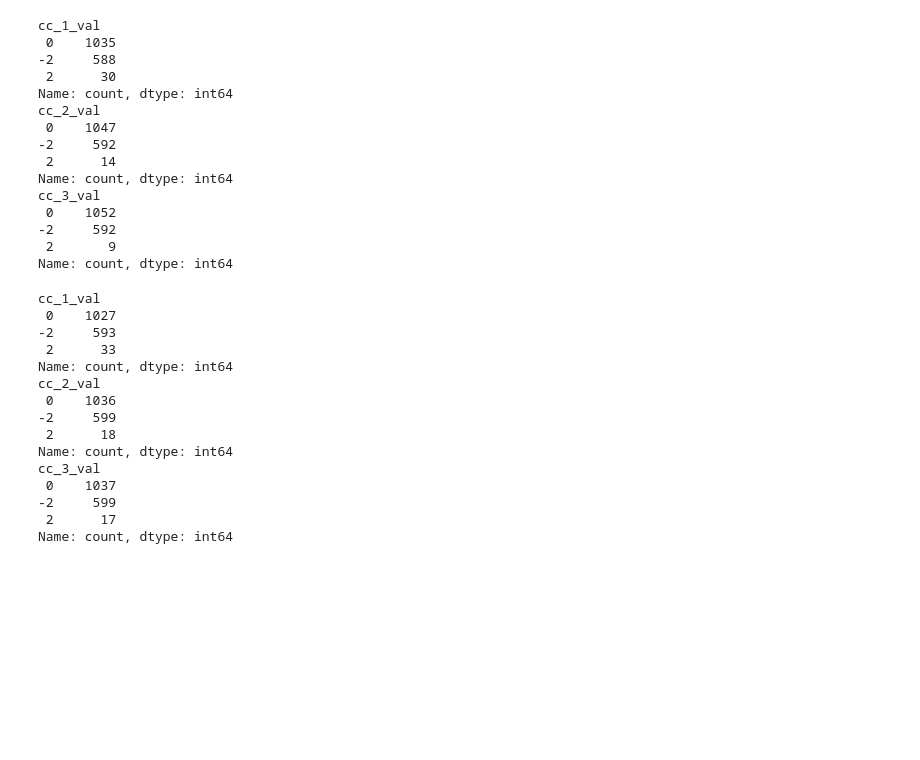
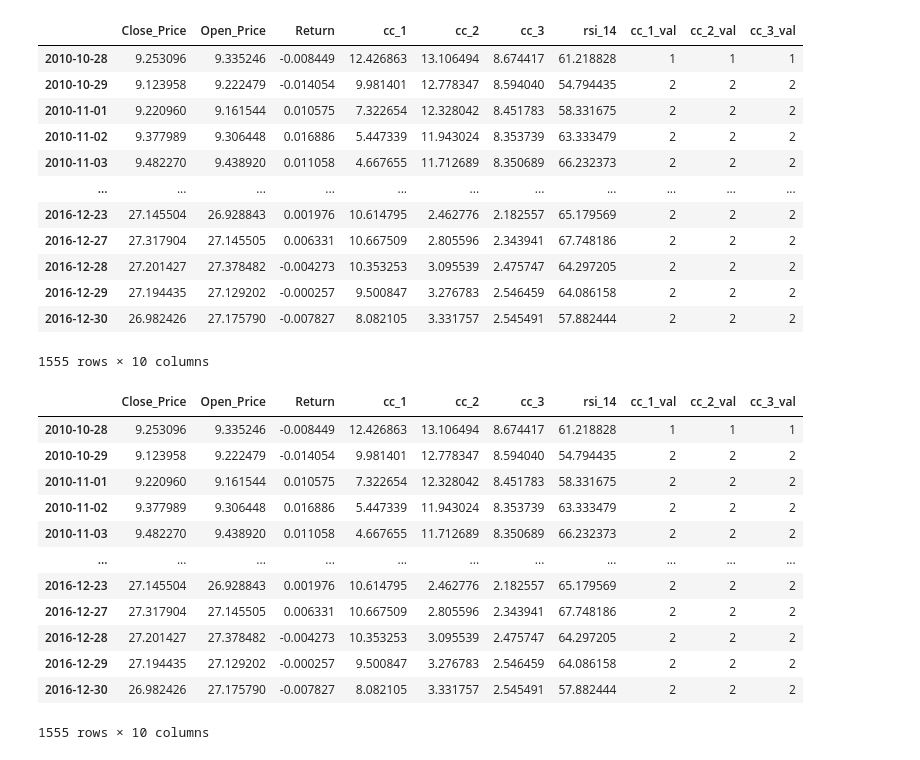
Before and after one commit to myonster/eventbasedbacktester, a Jupyter notebook: IS4226 - Final-Term Project/Group6_FinalTerm.ipynb, the cells around one changed output. Drawn from its saved outputs; the diff is of its cells as text; code cells hidden in the pictures; blank space fills up the shorter version.

```diff
--- a/IS4226 - Final-Term Project/Group6_FinalTerm.ipynb
+++ b/IS4226 - Final-Term Project/Group6_FinalTerm.ipynb
@@ -289,38 +262,32 @@ Name: count, dtype: int64
-# %%
-for i in range(1,var+1):
-    print(CC_RSI_portfolio.stocks['NFLX'].data[f'cc_{i}_val'].value_counts())
-# %% [output]
-cc_1_val
- 0    1035
--2     588
- 2      30
-Name: count, dtype: int64
-cc_2_val
- 0    1047
--2     592
- 2      14
-Name: count, dtype: int64
-cc_3_val
- 0    1052
--2     592
- 2       9
-Name: count, dtype: int64
-# %%
-for i in range(1,var+1):
-    print(CC_RSI_portfolio.stocks['GOOGL'].data[f'cc_{i}_val'].value_counts())
-# %% [output]
-cc_1_val
- 0    1027
--2     593
- 2      33
-Name: count, dtype: int64
-cc_2_val
- 0    1036
--2     599
- 2      18
-Name: count, dtype: int64
-cc_3_val
- 0    1037
--2     599
- 2      17
-Name: count, dtype: int64
+# %%
+CC_RSI_portfolio.stocks['AAPL'].data
+# %% [output]
+|  | Close_Price | Open_Price | Return | cc_1 | cc_2 | cc_3 | rsi_14 | cc_1_val | cc_2_val | cc_3_val |
+| 2010-10-28 | 9.253096 | 9.335246 | -0.008449 | 12.426863 | 13.106494 | 8.674417 | 61.218828 | 1 | 1 | 1 |
+| 2010-10-29 | 9.123958 | 9.222479 | -0.014054 | 9.981401 | 12.778347 | 8.594040 | 54.794435 | 2 | 2 | 2 |
+| 2010-11-01 | 9.220960 | 9.161544 | 0.010575 | 7.322654 | 12.328042 | 8.451783 | 58.331675 | 2 | 2 | 2 |
+| 2010-11-02 | 9.377989 | 9.306448 | 0.016886 | 5.447339 | 11.943024 | 8.353739 | 63.333479 | 2 | 2 | 2 |
+| 2010-11-03 | 9.482270 | 9.438920 | 0.011058 | 4.667655 | 11.712689 | 8.350689 | 66.232373 | 2 | 2 | 2 |
+| ... | ... | ... | ... | ... | ... | ... | ... | ... | ... | ... |
+| 2016-12-23 | 27.145504 | 26.928843 | 0.001976 | 10.614795 | 2.462776 | 2.182557 | 65.179569 | 2 | 2 | 2 |
+| 2016-12-27 | 27.317904 | 27.145505 | 0.006331 | 10.667509 | 2.805596 | 2.343941 | 67.748186 | 2 | 2 | 2 |
+| 2016-12-28 | 27.201427 | 27.378482 | -0.004273 | 10.353253 | 3.095539 | 2.475747 | 64.297205 | 2 | 2 | 2 |
+| 2016-12-29 | 27.194435 | 27.129202 | -0.000257 | 9.500847 | 3.276783 | 2.546459 | 64.086158 | 2 | 2 | 2 |
+| 2016-12-30 | 26.982426 | 27.175790 | -0.007827 | 8.082105 | 3.331757 | 2.545491 | 57.882444 | 2 | 2 | 2 |
+1555 rows × 10 columns
+# %%
+CC_RSI_portfolio.stocks['AMZN'].data
+# %% [output]
+|  | Close_Price | Open_Price | Return | cc_1 | cc_2 | cc_3 | rsi_14 | cc_1_val | cc_2_val | cc_3_val |
+| 2010-10-28 | 9.253096 | 9.335246 | -0.008449 | 12.426863 | 13.106494 | 8.674417 | 61.218828 | 1 | 1 | 1 |
+| 2010-10-29 | 9.123958 | 9.222479 | -0.014054 | 9.981401 | 12.778347 | 8.594040 | 54.794435 | 2 | 2 | 2 |
+| 2010-11-01 | 9.220960 | 9.161544 | 0.010575 | 7.322654 | 12.328042 | 8.451783 | 58.331675 | 2 | 2 | 2 |
+| 2010-11-02 | 9.377989 | 9.306448 | 0.016886 | 5.447339 | 11.943024 | 8.353739 | 63.333479 | 2 | 2 | 2 |
+| 2010-11-03 | 9.482270 | 9.438920 | 0.011058 | 4.667655 | 11.712689 | 8.350689 | 66.232373 | 2 | 2 | 2 |
+| ... | ... | ... | ... | ... | ... | ... | ... | ... | ... | ... |
+| 2016-12-23 | 27.145504 | 26.928843 | 0.001976 | 10.614795 | 2.462776 | 2.182557 | 65.179569 | 2 | 2 | 2 |
+| 2016-12-27 | 27.317904 | 27.145505 | 0.006331 | 10.667509 | 2.805596 | 2.343941 | 67.748186 | 2 | 2 | 2 |
+| 2016-12-28 | 27.201427 | 27.378482 | -0.004273 | 10.353253 | 3.095539 | 2.475747 | 64.297205 | 2 | 2 | 2 |
+| 2016-12-29 | 27.194435 | 27.129202 | -0.000257 | 9.500847 | 3.276783 | 2.546459 | 64.086158 | 2 | 2 | 2 |
+| 2016-12-30 | 26.982426 | 27.175790 | -0.007827 | 8.082105 | 3.331757 | 2.545491 | 57.882444 | 2 | 2 | 2 |
+1555 rows × 10 columns
```
Also changed, not shown: parts of 17 cells of this notebook.
